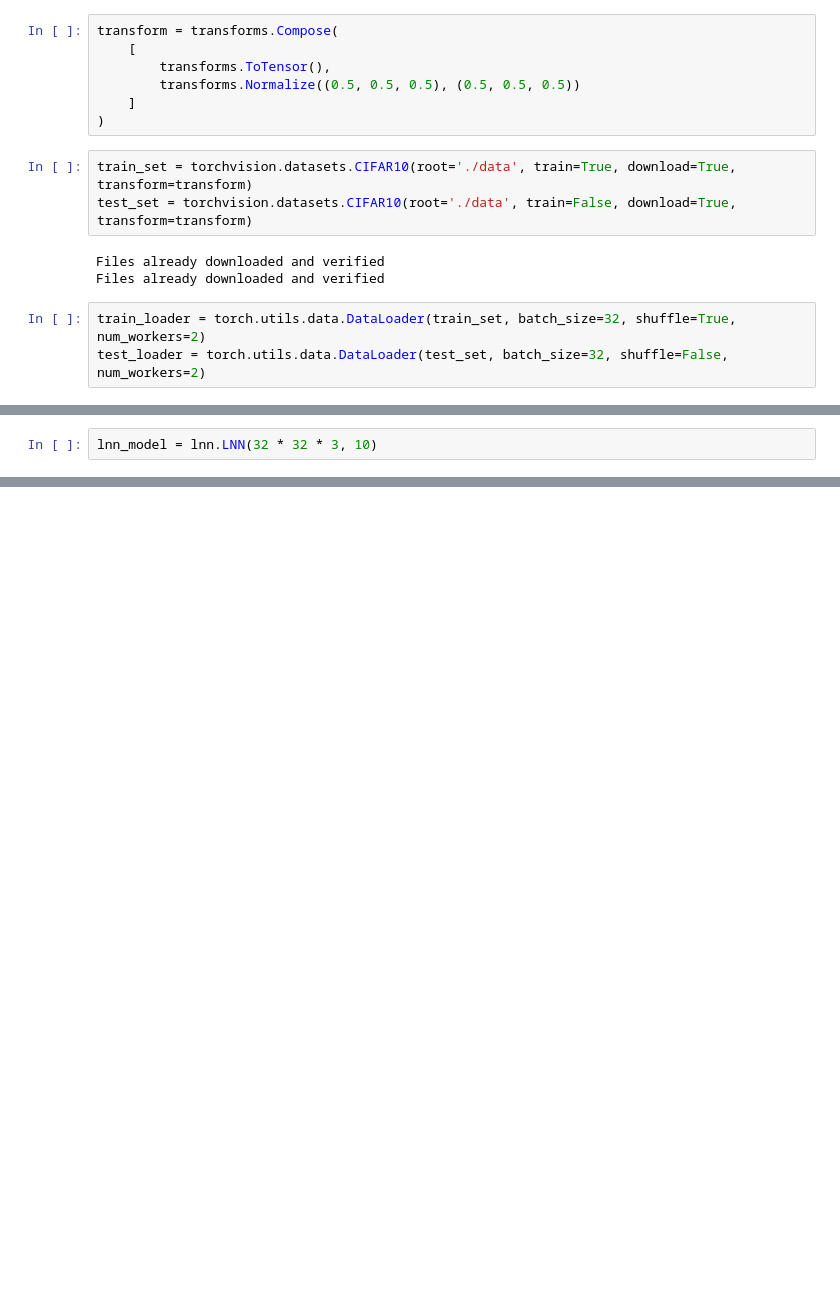
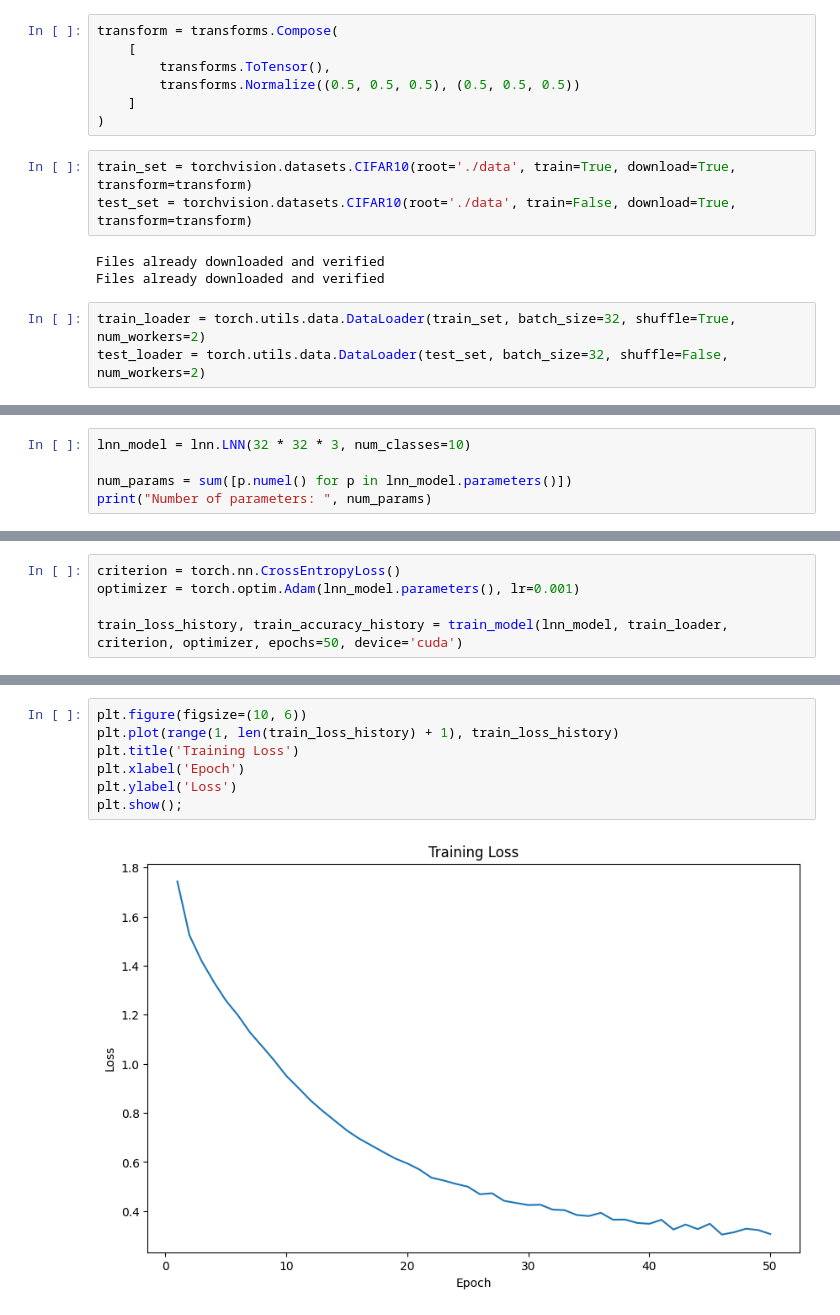
Before and after one commit to Tianchen2001/cs542-midterm-project, a Jupyter notebook: demonstation.ipynb, the cells around one changed output, grey strips where cells are left out. Cells and saved outputs as stored; diff of their text form; blank space fills up the shorter version.

Commit message:
update training

```diff
--- a/demonstation.ipynb
+++ b/demonstation.ipynb
@@ -23,2 +75,5 @@ from models import lnn, cnn, transformer
 # %%
-lnn_model = lnn.LNN(32 * 32 * 3, 10)
+lnn_model = lnn.LNN(32 * 32 * 3, num_classes=10)
+
+num_params = sum([p.numel() for p in lnn_model.parameters()])
+print("Number of parameters: ", num_params)
@@ -30,0 +82,5 @@ cnn_model = cnn.CNN(3, 10)
+# %%
+criterion = torch.nn.CrossEntropyLoss()
+optimizer = torch.optim.Adam(lnn_model.parameters(), lr=0.001)
+
+train_loss_history, train_accuracy_history = train_model(lnn_model, train_loader, criterion, optimizer, epochs=50, device='cuda')
@@ -30,0 +101,9 @@ cnn_model = cnn.CNN(3, 10)
+# %%
+plt.figure(figsize=(10, 6))
+plt.plot(range(1, len(train_loss_history) + 1), train_loss_history)
+plt.title('Training Loss')
+plt.xlabel('Epoch')
+plt.ylabel('Loss')
+plt.show();
+# %% [output]
+[figure, added]
```
Also changed, not shown: parts of 14 cells of this notebook, 1 other file.
